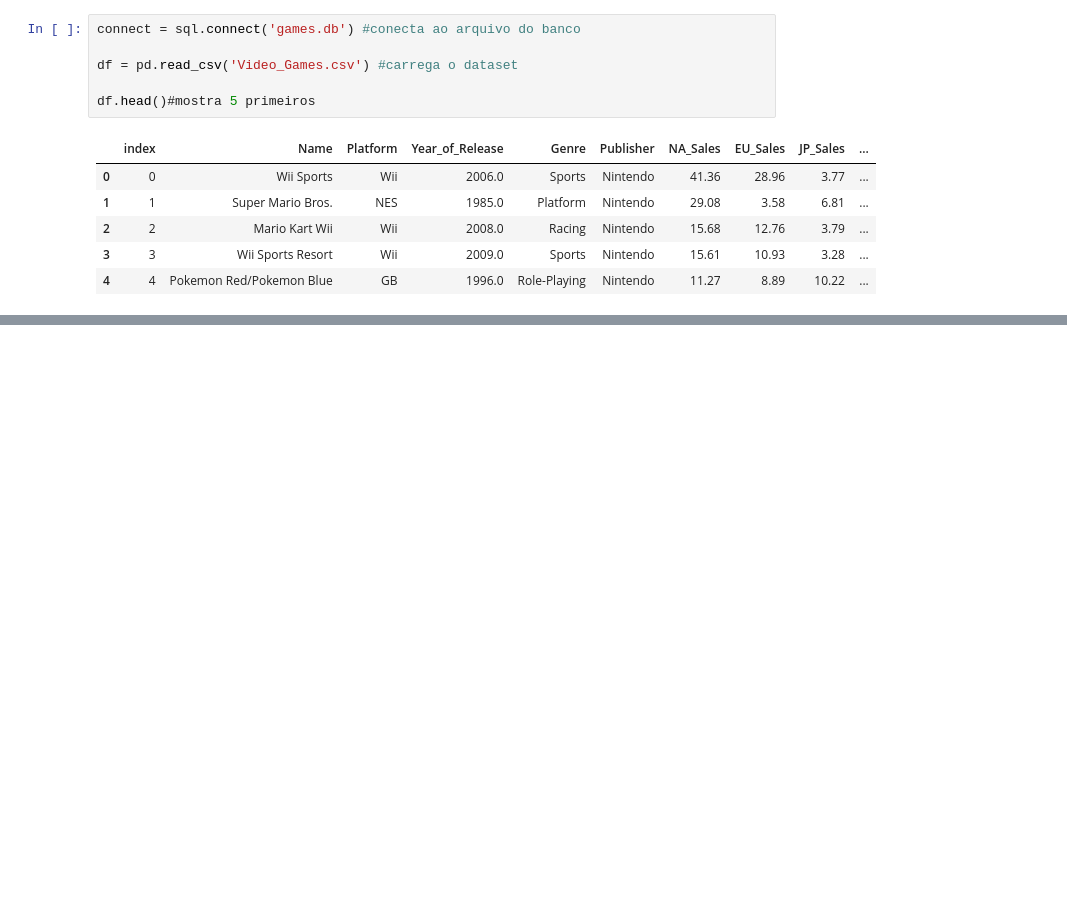
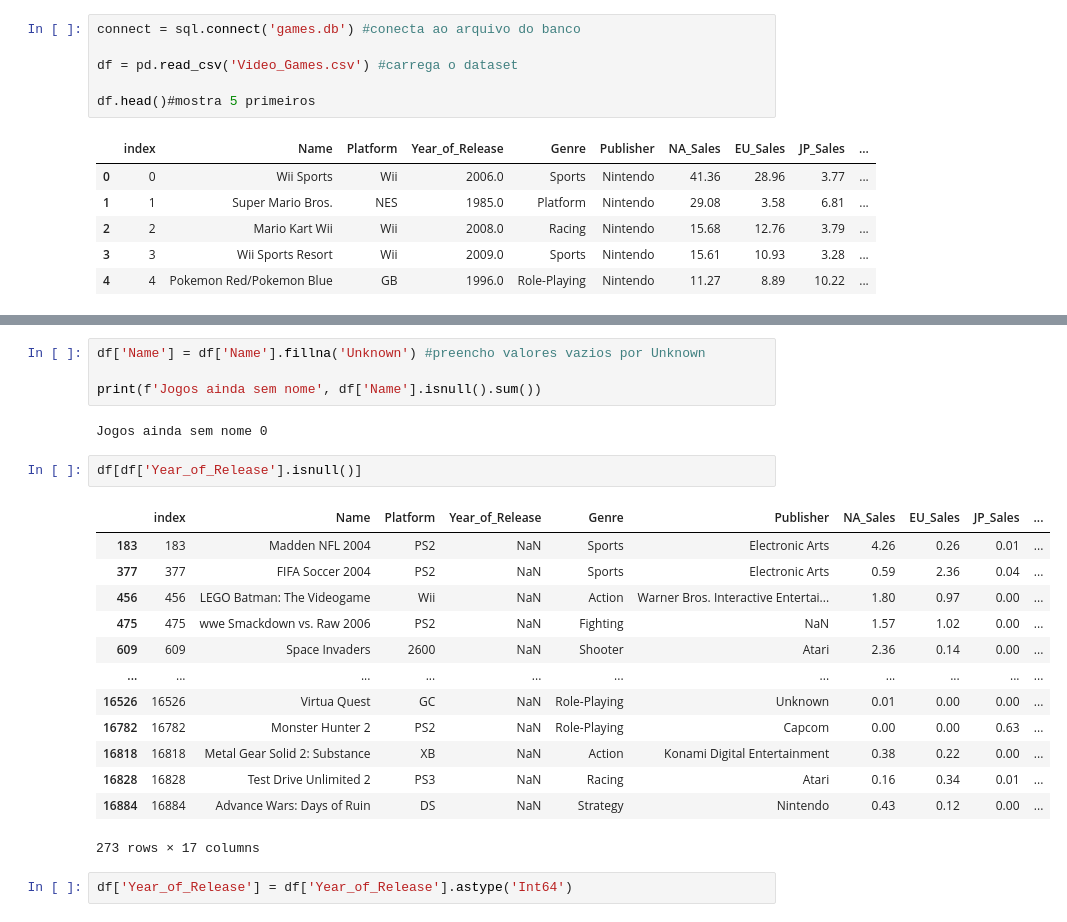
Before and after one commit to arthurfelix25/ProjectG, a Jupyter notebook: project.ipynb, the cells around one changed output, grey strips where cells are left out. Cells and saved outputs as stored; diff of their text form; blank space fills up the shorter version.

```diff
--- a/project.ipynb
+++ b/project.ipynb
@@ -22,0 +64,24 @@ Valores vazios no User Score: 9210
+# %%
+df['Name'] = df['Name'].fillna('Unknown') #preencho valores vazios por Unknown
+
+print(f'Jogos ainda sem nome', df['Name'].isnull().sum())
+# %% [output]
+Jogos ainda sem nome 0
+# %%
+df[df['Year_of_Release'].isnull()]
+# %% [output]
+|  | index | Name | Platform | Year_of_Release | Genre | Publisher | NA_Sales | EU_Sales | JP_Sales | ... |
+| 183 | 183 | Madden NFL 2004 | PS2 | NaN | Sports | Electronic Arts | 4.26 | 0.26 | 0.01 | ... |
+| 377 | 377 | FIFA Soccer 2004 | PS2 | NaN | Sports | Electronic Arts | 0.59 | 2.36 | 0.04 | ... |
+| 456 | 456 | LEGO Batman: The Videogame | Wii | NaN | Action | Warner Bros. Interactive Entertai... | 1.80 | 0.97 | 0.00 | ... |
+| 475 | 475 | wwe Smackdown vs. Raw 2006 | PS2 | NaN | Fighting | NaN | 1.57 | 1.02 | 0.00 | ... |
+| 609 | 609 | Space Invaders | 2600 | NaN | Shooter | Atari | 2.36 | 0.14 | 0.00 | ... |
+| ... | ... | ... | ... | ... | ... | ... | ... | ... | ... | ... |
+| 16526 | 16526 | Virtua Quest | GC | NaN | Role-Playing | Unknown | 0.01 | 0.00 | 0.00 | ... |
+| 16782 | 16782 | Monster Hunter 2 | PS2 | NaN | Role-Playing | Capcom | 0.00 | 0.00 | 0.63 | ... |
+| 16818 | 16818 | Metal Gear Solid 2: Substance | XB | NaN | Action | Konami Digital Entertainment | 0.38 | 0.22 | 0.00 | ... |
+| 16828 | 16828 | Test Drive Unlimited 2 | PS3 | NaN | Racing | Atari | 0.16 | 0.34 | 0.01 | ... |
+| 16884 | 16884 | Advance Wars: Days of Ruin | DS | NaN | Strategy | Nintendo | 0.43 | 0.12 | 0.00 | ... |
+273 rows × 17 columns
+# %%
+df['Year_of_Release'] = df['Year_of_Release'].astype('Int64')
```
Also changed, not shown: parts of 21 cells of this notebook, 2 other files.
